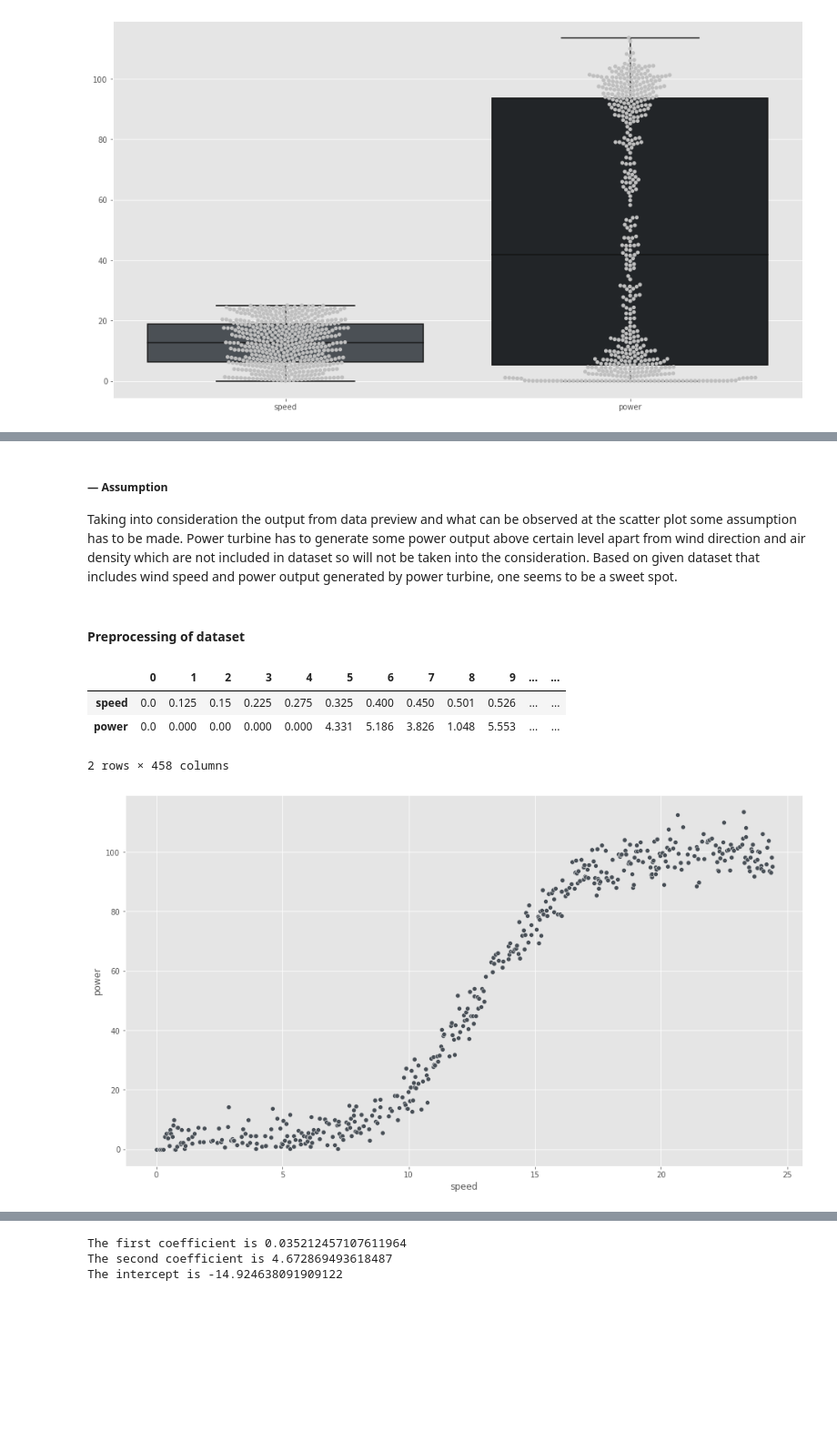
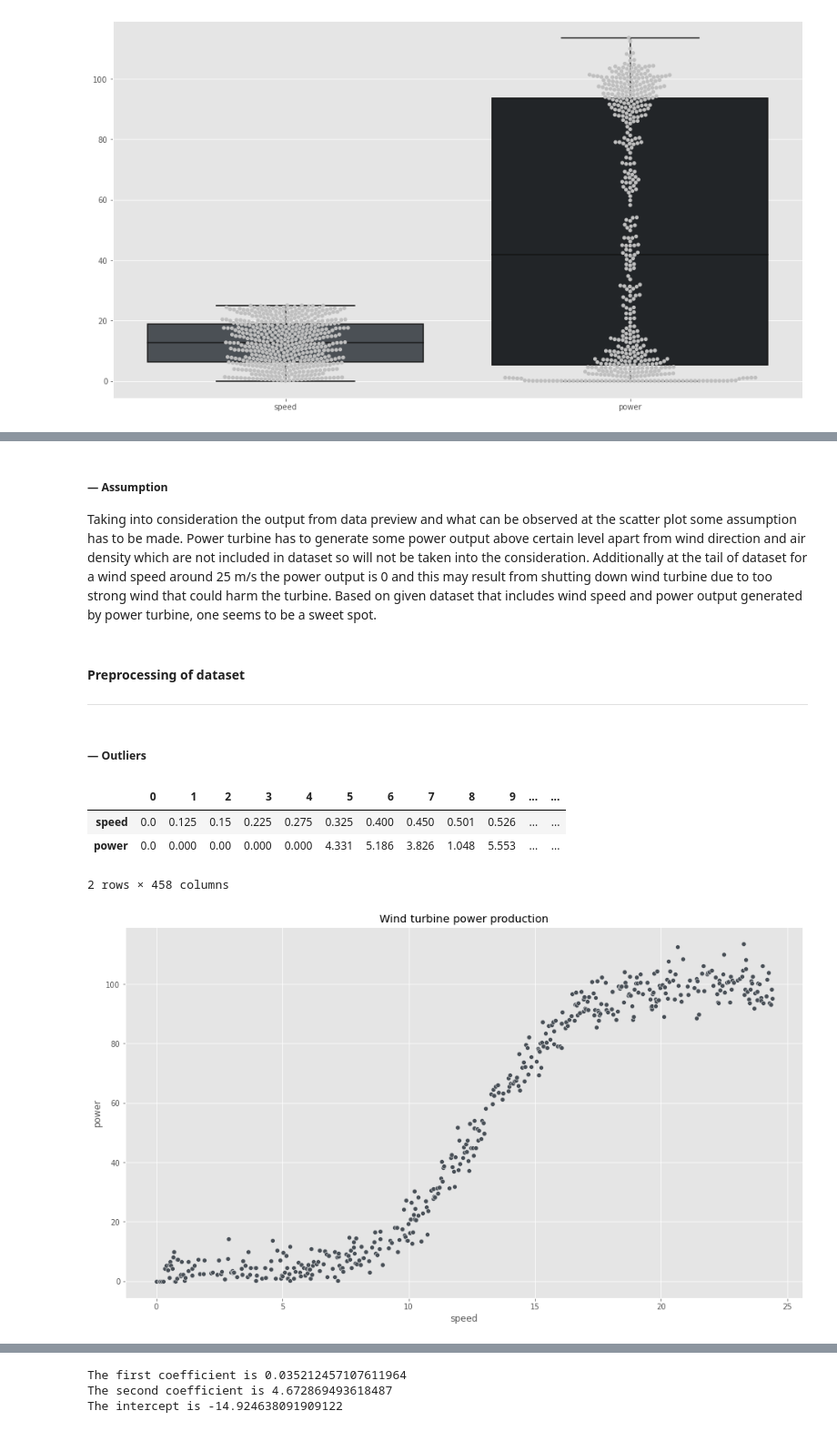
Before and after one commit to mizydorek/Fundamentals-of-Data-Analysis-Project-2020, a Jupyter notebook: project.ipynb, the cells around one changed output, grey strips where cells are left out. Shown: that part at 91% size. Drawn from its saved outputs; the diff is of its cells as text; code cells hidden in the pictures; blank space fills up the shorter version.

```diff
--- a/project.ipynb
+++ b/project.ipynb
@@ -136,9 +169,12 @@ sns.scatterplot(data=df, x='speed', y='power');
 # %% [markdown]
 ##### — Assumption
 
-Taking into consideration the output from data preview and what can be observed at the scatter plot some assumption has to be made. Power turbine has to generate some power output above certain level apart from wind direction and air density which are not included in dataset so will not be taken into the consideration. Based on given dataset that includes wind speed and power output generated by power turbine, one seems to be a sweet spot.
+Taking into consideration the output from data preview and what can be observed at the scatter plot some assumption has to be made. Power turbine has to generate some power output above certain level apart from wind direction and air density which are not included in dataset so will not be taken into the consideration. Additionally at the tail of dataset for a wind speed around 25 m/s the power output is 0 and this may result from shutting down wind turbine due to too strong wind that could harm the turbine. Based on given dataset that includes wind speed and power output generated by power turbine, one seems to be a sweet spot.
 # %% [markdown]
 #### Preprocessing of dataset
+***
+# %% [markdown]
+##### — Outliers
 # %%
 # let's remove the outliers according to assumption made above
 # finding on how to remove rows based on a conditional expression
@@ -151,7 +187,7 @@ df.T
 | power | 0.0 | 0.000 | 0.00 | 0.000 | 0.000 | 4.331 | 5.186 | 3.826 | 1.048 | 5.553 | ... | ... |
 2 rows × 458 columns
 # %%
-# plot of newly created dataset
-sns.scatterplot(data=df, x='speed', y='power');
+# plot of newly created dataset.
+sns.scatterplot(data=df, x='speed', y='power').set(title="Wind turbine power production");
 # %% [output]
-[figure, old version]
+[figure, new version]
```
Also changed, not shown: parts of 79 cells of this notebook.
